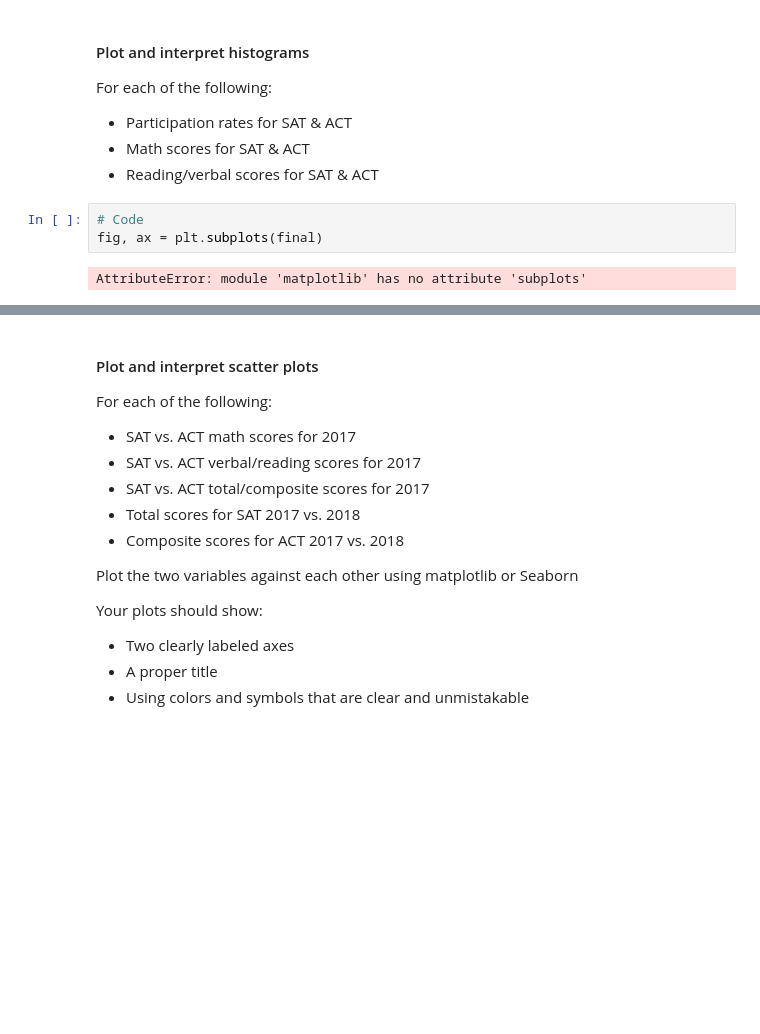
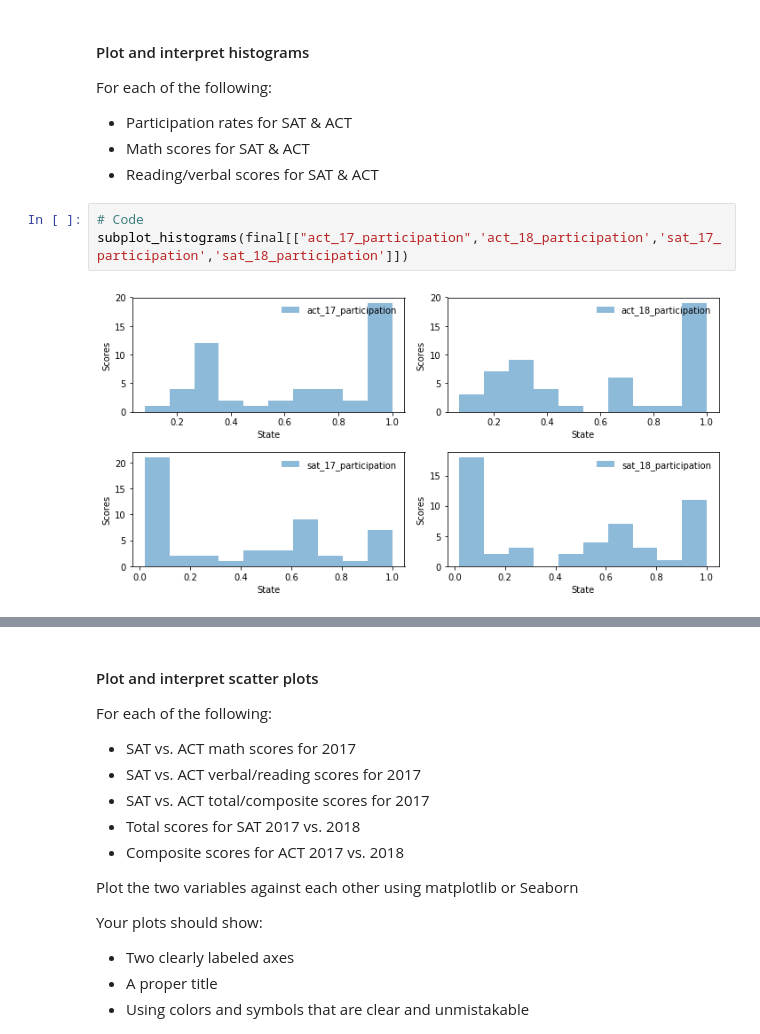
Before and after one commit to KennethChewx/Project_1, a Jupyter notebook: code/starter-code.ipynb, the cells around one changed output, grey strips where cells are left out. Cells and saved outputs as stored; diff of their text form; blank space fills up the shorter version.

```diff
--- a/code/starter-code.ipynb
+++ b/code/starter-code.ipynb
@@ -662,8 +707,8 @@ For each of the following:
 - Participation rates for SAT & ACT
 - Math scores for SAT & ACT
 - Reading/verbal scores for SAT & ACT
-# %%
-# Code
-fig, ax = plt.subplots(final)
-# %% [output]
-AttributeError: module 'matplotlib' has no attribute 'subplots'
+# %%
+# Code
+subplot_histograms(final[["act_17_participation",'act_18_participation','sat_17_participation','sat_18_participation']])
+# %% [output]
+[figure, added]
```
Also changed, not shown: parts of 25 cells of this notebook, 4 other files.
